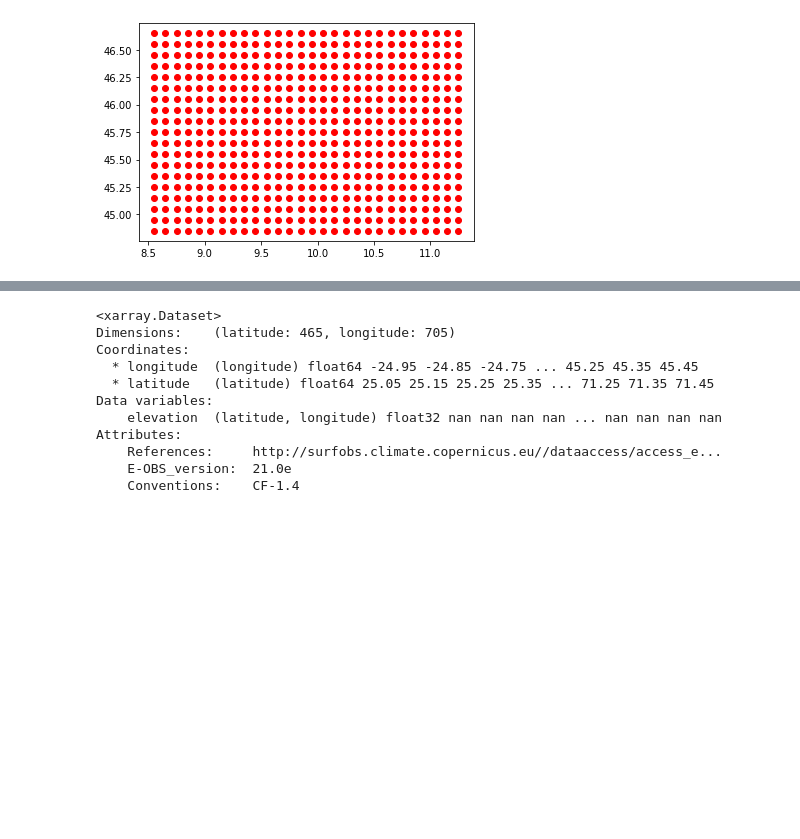
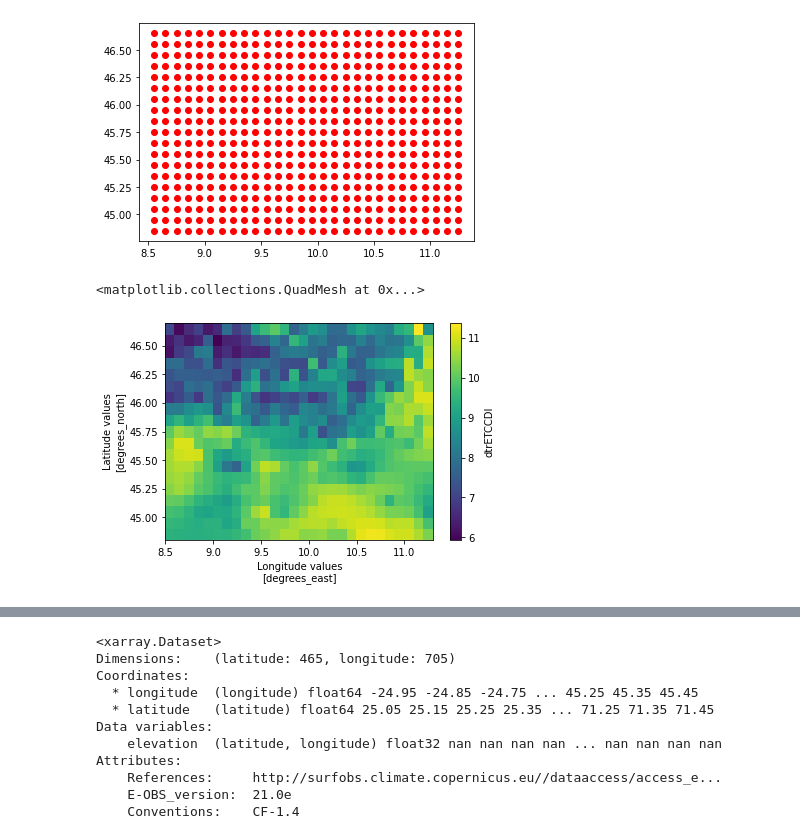
Before and after one commit to samuelexferri/unibg-statistic2, a Jupyter notebook: notebooks/data_preprocessing_regressors.ipynb, the cells around one changed output, grey strips where cells are left out. Saved outputs shown, nothing was run; the diff lists cells and outputs as text; code cells hidden in the pictures; blank space fills up the shorter version.

```diff
--- a/notebooks/data_preprocessing_regressors.ipynb
+++ b/notebooks/data_preprocessing_regressors.ipynb
@@ -156,3 +177,10 @@ plt.scatter(lons, lats, c='r')
 # %% [output]
 <matplotlib.collections.PathCollection at 0x...>
 [figure]
+# %%
+dtrETCCDI = dtrETCCDI[-240:]
+# %%
+dtrETCCDI.mean(dim="time").plot()
+# %% [output]
+<matplotlib.collections.QuadMesh at 0x...>
+[figure, added]
```
Also changed, not shown: parts of 9 cells of this notebook.
